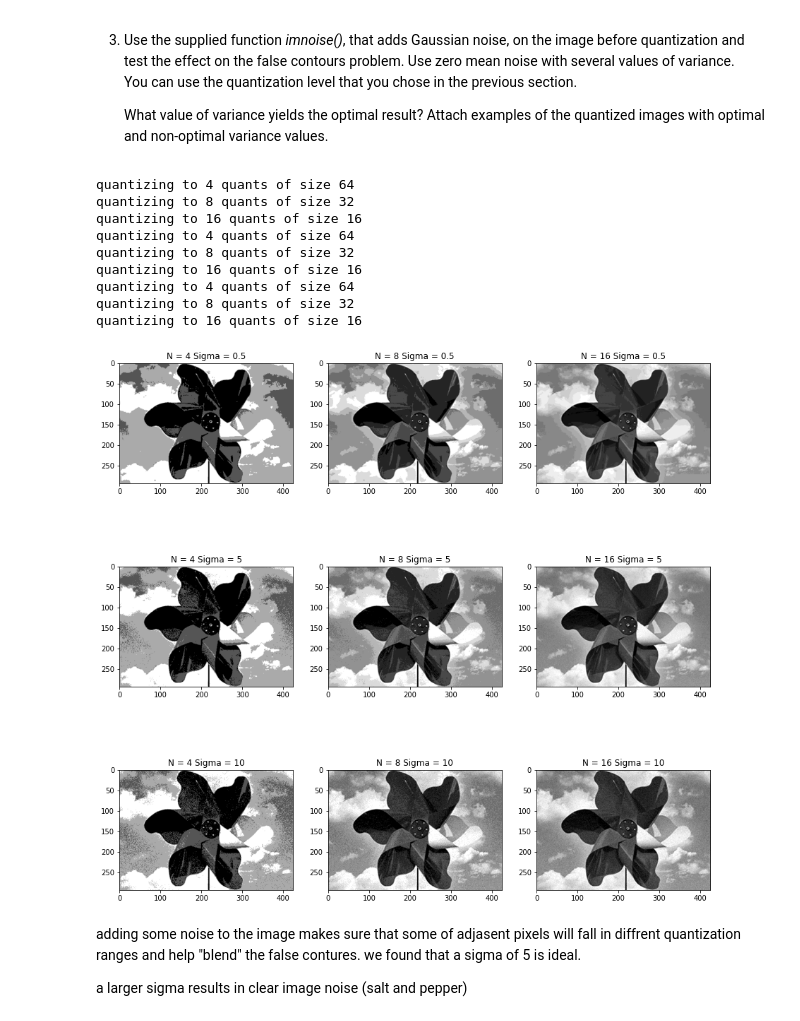
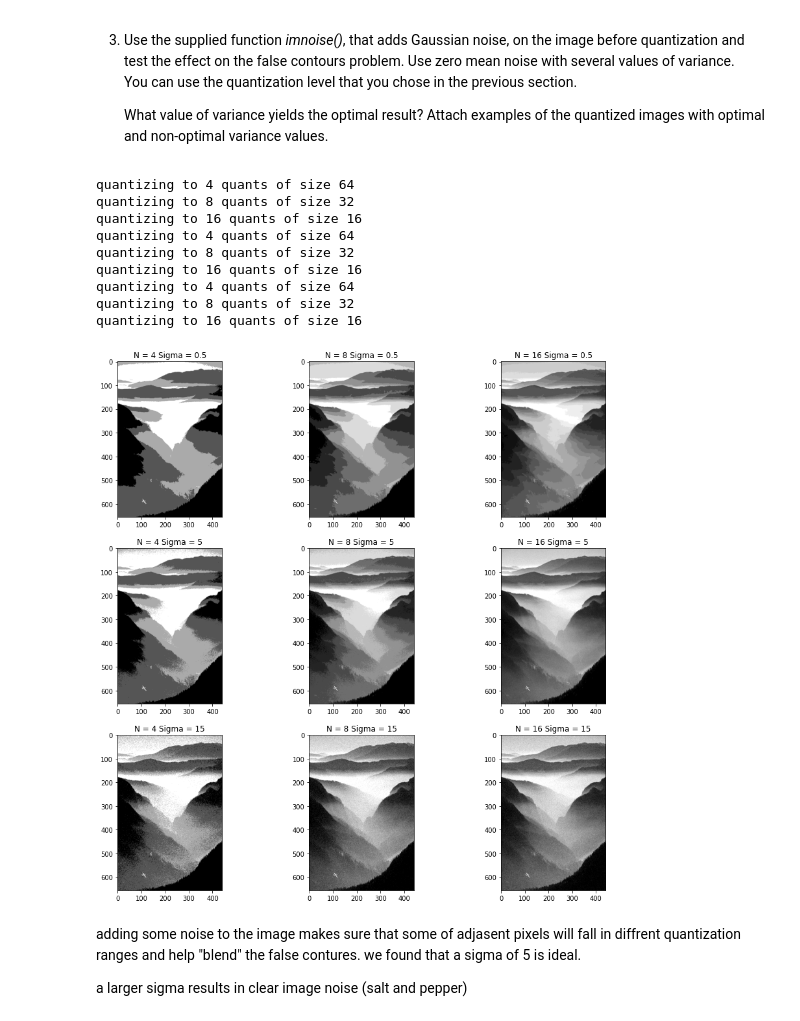
Before and after one commit to nadavschwalb/image_processing, a Jupyter notebook: Lab3_Student.ipynb, the cells around one changed output. Cells and saved outputs as stored; diff of their text form; code cells hidden in the pictures.

```diff
--- a/Lab3_Student.ipynb
+++ b/Lab3_Student.ipynb
@@ -53,10 +43,10 @@ def quant_img(img,N):
 2. Load the image of your choise as gray scale image and perform uniform quantization on your image to **2, 4, 8, 16, 32 and 64** gray levels.
     From which quantization factor do you observe the problem of **false contours**? Attach relevant examples from the quantized images to demonstrate your answer.
 # %%
-img = io.imread('WeatherVane.bmp')
+img = io.imread('landscape.bmp')
 grayscale_img = color.rgb2gray(img)
 grayscale_img= img_as_ubyte(grayscale_img)
-plt.figure(figsize=(15,12))
+plt.figure(figsize=(20,15))
 for i in range(1,7):
   plt.subplot(330 + i)
   plt.title(f"N = {2**i}")
@@ -92,28 +82,28 @@ def imnoise(img, mean, std):
     noisy_img = img + np.random.normal(mean, std, img.shape)
     return np.clip(noisy_img, 0, 255)  # keep the bounds
 # %%
-variances = [0.5,5,10]
+variances = [0.5,5,15]
 quant_factors = [4,8,16]
 plot_grid = len(variances)*100 + len(quant_factors)*10 + 1
 
 plt.figure(figsize=(15,15))
 for i,sigma in enumerate(variances):
   for j,N in enumerate(quant_factors):
     plt.subplot(plot_grid + i*len(quant_factors) +j)
     plt.title(f"N = {N} Sigma = {sigma}")
     uniform_quant_image = quant_img(imnoise(grayscale_img,0,sigma),N)
     plt.imshow(uniform_quant_image,cmap='gray')
 # %% [output]
 quantizing to 4 quants of size 64
 quantizing to 8 quants of size 32
 quantizing to 16 quants of size 16
 quantizing to 4 quants of size 64
 quantizing to 8 quants of size 32
 quantizing to 16 quants of size 16
 quantizing to 4 quants of size 64
 quantizing to 8 quants of size 32
 quantizing to 16 quants of size 16
-[figure, old version]
+[figure, new version]
 # %% [markdown]
 adding some noise to the image makes sure that some of adjasent pixels will fall in diffrent quantization ranges and help "blend" the false contures. we found that a sigma of 5 is ideal.
 
```
Also changed, not shown: parts of 23 cells of this notebook.
